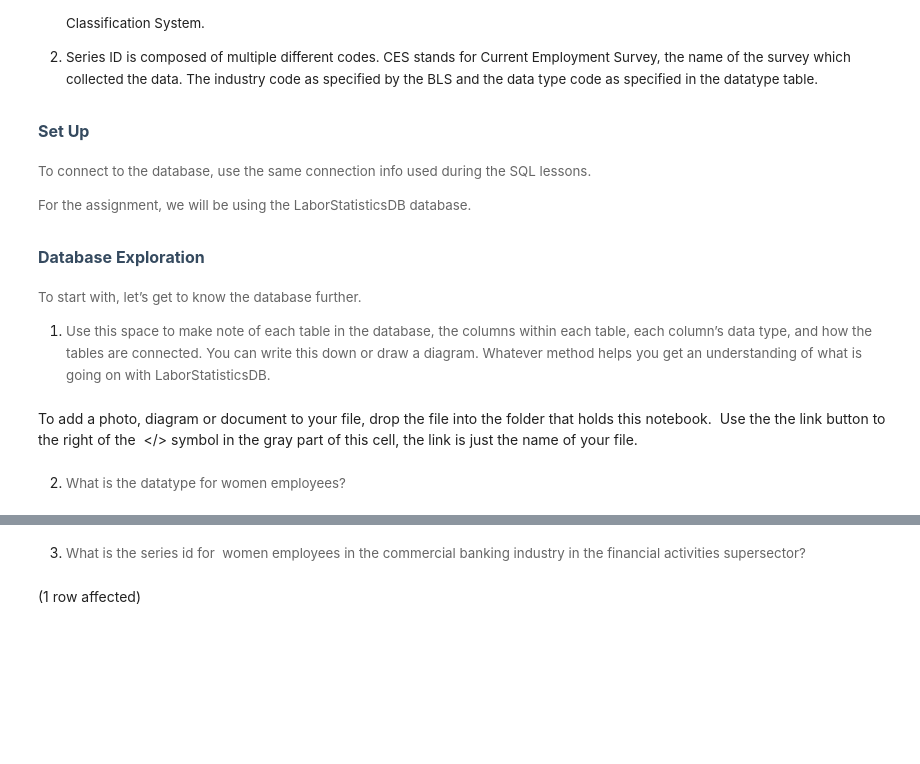
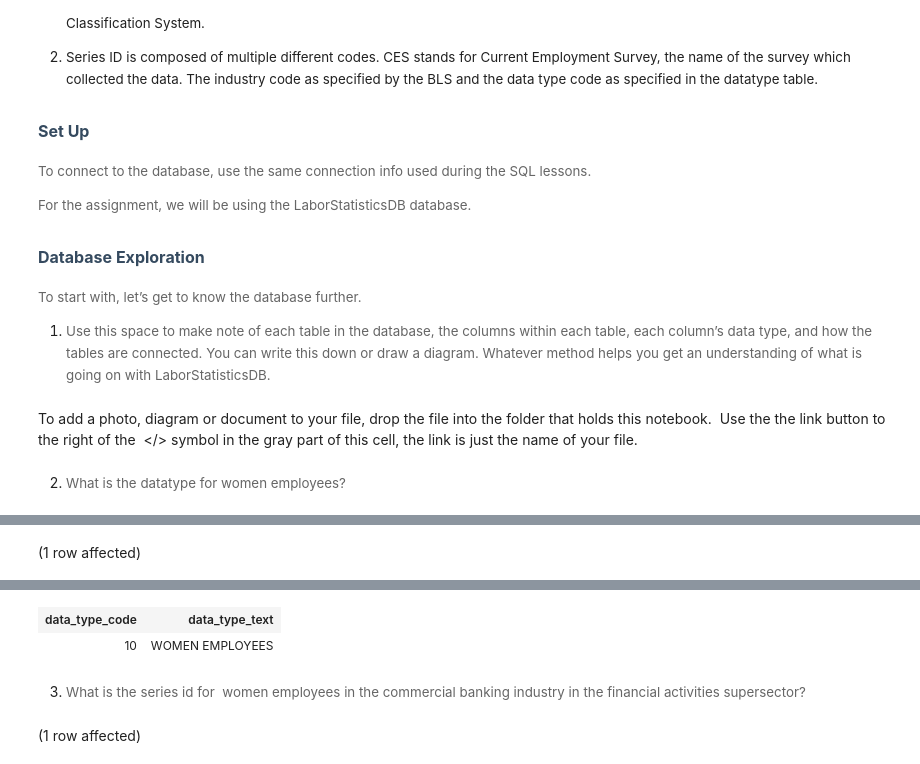
Before and after one commit to fsaidova74/Assignment3_9to5, a Jupyter notebook: 9to5.ipynb, the cells around one changed output, grey strips where cells are left out. Saved outputs shown, nothing was run; the diff lists cells and outputs as text; code cells hidden in the pictures; blank space fills up the shorter version.

```diff
--- a/9to5.ipynb
+++ b/9to5.ipynb
@@ -146,0 +122,6 @@ Total execution time: 00:00:00.331
+# %%
+SELECT  *
+FROM LaborStatisticsDB.dbo.datatype
+WHERE data_type_code = 10
+# %% [output]
+(1 row affected)
@@ -147,3 +129,5 @@ Total execution time: 00:00:00.331
+| data_type_code | data_type_text |
+| 10 | WOMEN EMPLOYEES |
 # %% [markdown]
 3. <span style="background-color: rgb(255, 255, 255); font-size: 10pt; white-space: pre-wrap; color: rgb(102, 102, 102); font-family: Arvo, serif;">What is the series id for&nbsp; women employees in the commercial banking industry in the financial activities supersector?</span>
 # %%
```
Also changed, not shown: parts of 5 cells of this notebook.
